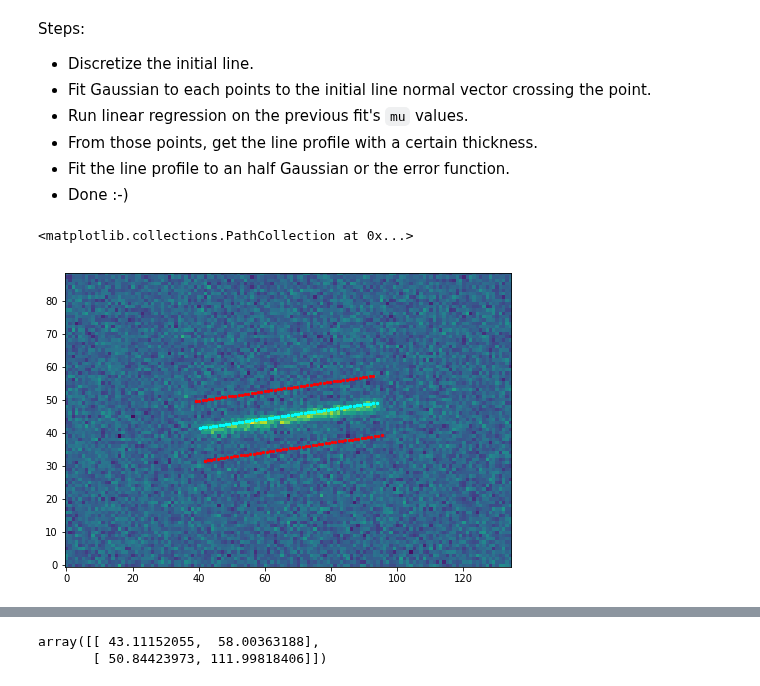
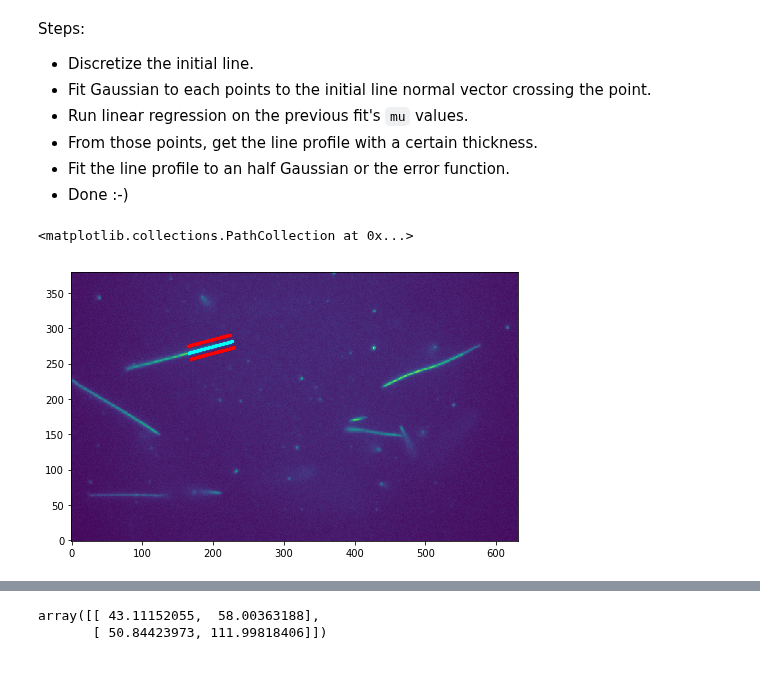
Before and after one commit to brouhardlab/anamic, a Jupyter notebook: notebooks/Development/Microtubule Tip Fitter.ipynb, the cells around one changed output, grey strips where cells are left out. Cells and saved outputs as stored; diff of their text form; code cells hidden in the pictures.

```diff
--- a/notebooks/Development/Microtubule Tip Fitter.ipynb
+++ b/notebooks/Development/Microtubule Tip Fitter.ipynb
@@ -44,27 +44,38 @@ metadata = json.load(open(fname.with_suffix('.json')))
 # Get microtubule tip coordinates
 tip_start = np.array(metadata['tip_start'])
 tip_end = np.array(metadata['tip_end'])
+# %%
+import read_roi
+
+im = tifffile.imread("/home/hadim/2019-01-28 ch10 seeds snapshot GTP-EGS-1.tif")
+metadata = read_roi.read_roi_zip('/home/hadim/2019-01-28 ch10 seeds snapshot GTP-EGS-1.zip')
+
+metadata['pixel_size'] = 107
+
+roi_id = '0272-0569'
+roi_id = '0274-0197'
+tip_start = (metadata[roi_id]['y1'], metadata[roi_id]['x1'])
+tip_end = (metadata[roi_id]['y2'], metadata[roi_id]['x2'])
 # %%
 args = {}
 args['length_spacing'] = 1  # pixel
 args['line_thickness'] = 2000 / metadata['pixel_size'] # pixel
-args['width_spacing'] = 5  # pixel
+args['width_spacing'] = 1  # pixel
 
 lines = anamic.fitter.get_thick_line(tip_start, tip_end, **args)
 
 # Check the new points.
 fig, ax = plt.subplots(figsize=(8, 8))
 
 ax.imshow(im, interpolation='none', origin=[0, 0], cmap='viridis')
 ax.set_aspect('equal')
 
 ax.scatter(lines[1, 0], lines[0, 0], color='red', s=20, marker=".")
 ax.scatter(lines[1, -1], lines[0, -1], color='red', s=20, marker=".")
 
 middle_index = int(lines.shape[1] / 2)
 ax.scatter(lines[1, middle_index], lines[0, middle_index], color='cyan', s=20, marker=".")
-ax.scatter(lines[1, 3], lines[0, 3], color='cyan', s=20, marker=".")
 # %% [output]
 <matplotlib.collections.PathCollection at 0x...>
-[figure, old version]
+[figure, new version]
 # %%
```
Also changed, not shown: parts of 1 cell of this notebook, 1 other file.
